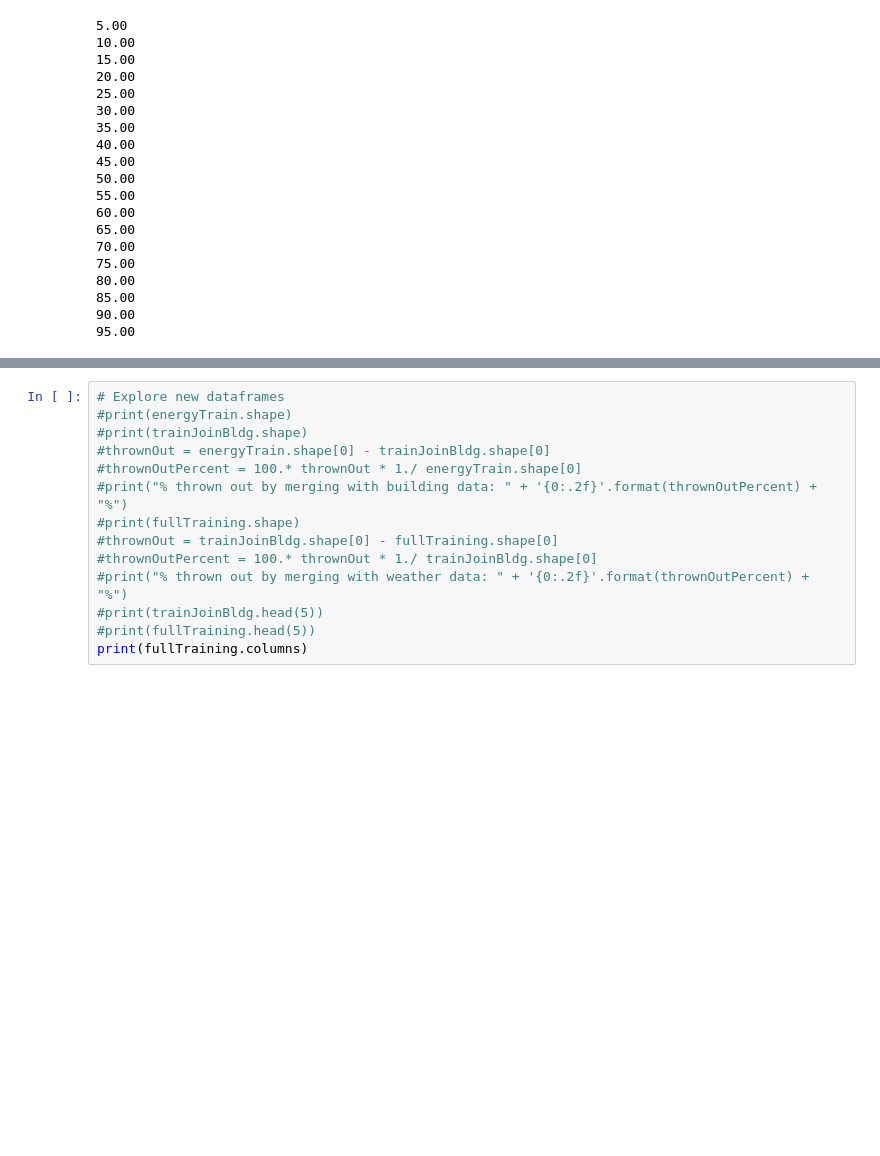
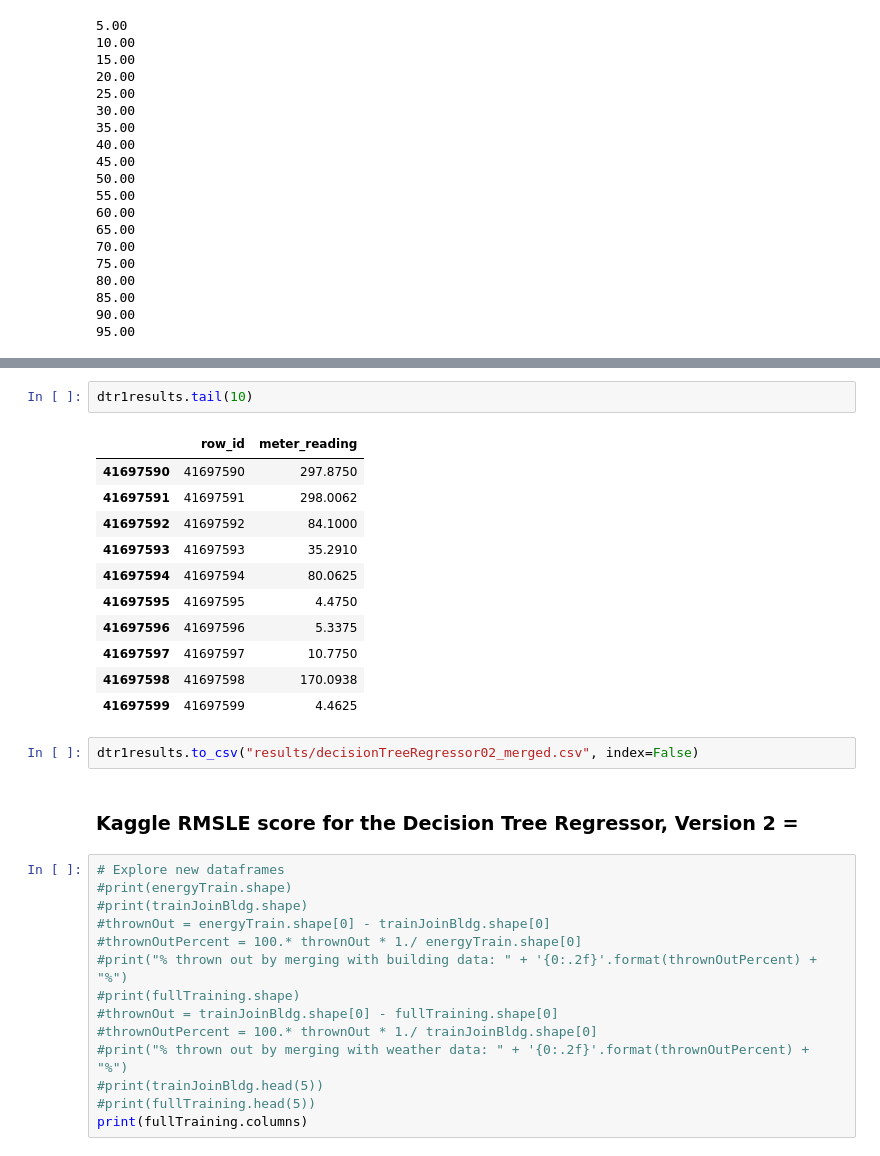
Before and after one commit to rupalisaini/energypredictor, a Jupyter notebook: energypredictor.ipynb, the cells around one changed output, grey strips where cells are left out. Drawn from its saved outputs; the diff is of its cells as text; blank space fills up the shorter version.

```diff
--- a/energypredictor.ipynb
+++ b/energypredictor.ipynb
@@ -444,3 +798,21 @@ outFile.close()
+# %%
+dtr1results.tail(10)
+# %% [output]
+|  | row_id | meter_reading |
+| 41697590 | 41697590 | 297.8750 |
+| 41697591 | 41697591 | 298.0062 |
+| 41697592 | 41697592 | 84.1000 |
+| 41697593 | 41697593 | 35.2910 |
+| 41697594 | 41697594 | 80.0625 |
+| 41697595 | 41697595 | 4.4750 |
+| 41697596 | 41697596 | 5.3375 |
+| 41697597 | 41697597 | 10.7750 |
+| 41697598 | 41697598 | 170.0938 |
+| 41697599 | 41697599 | 4.4625 |
+# %%
+dtr1results.to_csv("results/decisionTreeRegressor02_merged.csv", index=False)
+# %% [markdown]
+### Kaggle RMSLE score for the Decision Tree Regressor, Version 2 =
 # %%
 # Explore new dataframes
 #print(energyTrain.shape)
```
Also changed, not shown: parts of 21 cells of this notebook.
